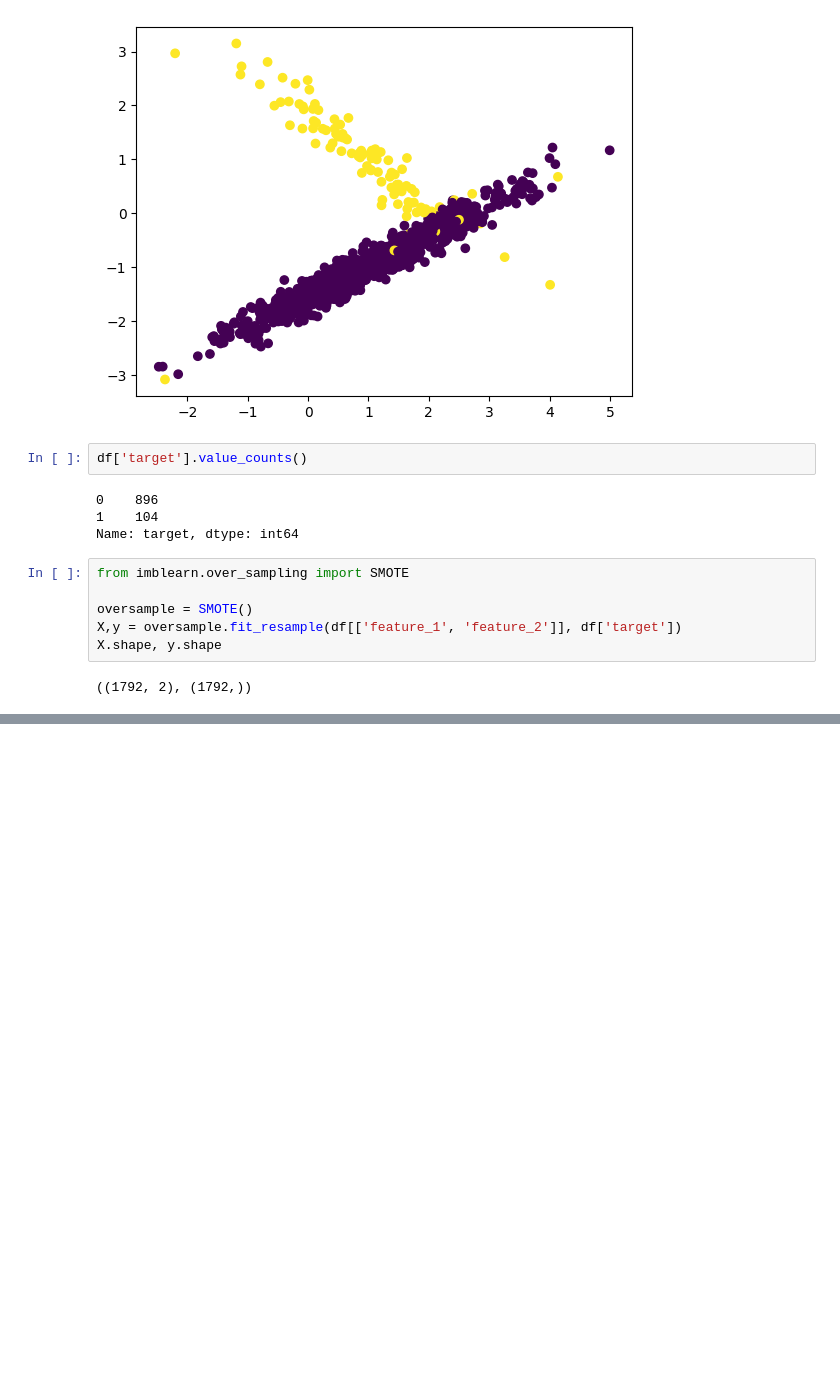
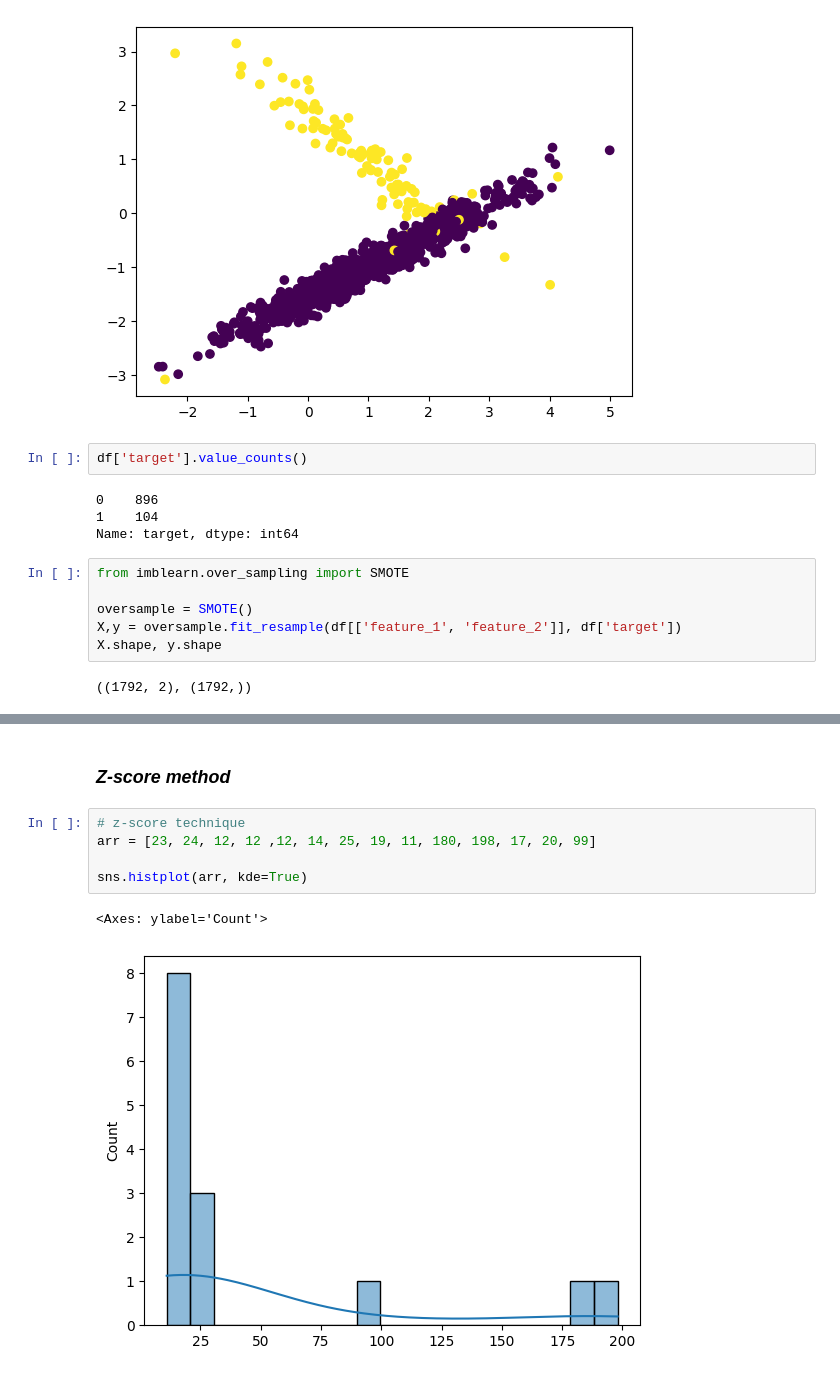
Before and after one commit to shivam-paul-19/data-science, a Jupyter notebook: feature eng/main.ipynb, the cells around one changed output, grey strips where cells are left out. Cells and saved outputs as stored; diff of their text form; blank space fills up the shorter version.

```diff
--- a/feature eng/main.ipynb
+++ b/feature eng/main.ipynb
@@ -360,0 +416,10 @@ Name: target, dtype: int64
+# %% [markdown]
+### *Z-score method*
+# %%
+# z-score technique
+arr = [23, 24, 12, 12 ,12, 14, 25, 19, 11, 180, 198, 17, 20, 99]
+
+sns.histplot(arr, kde=True)
+# %% [output]
+<Axes: ylabel='Count'>
+[figure, added]
```
Also changed, not shown: parts of 19 cells of this notebook.
